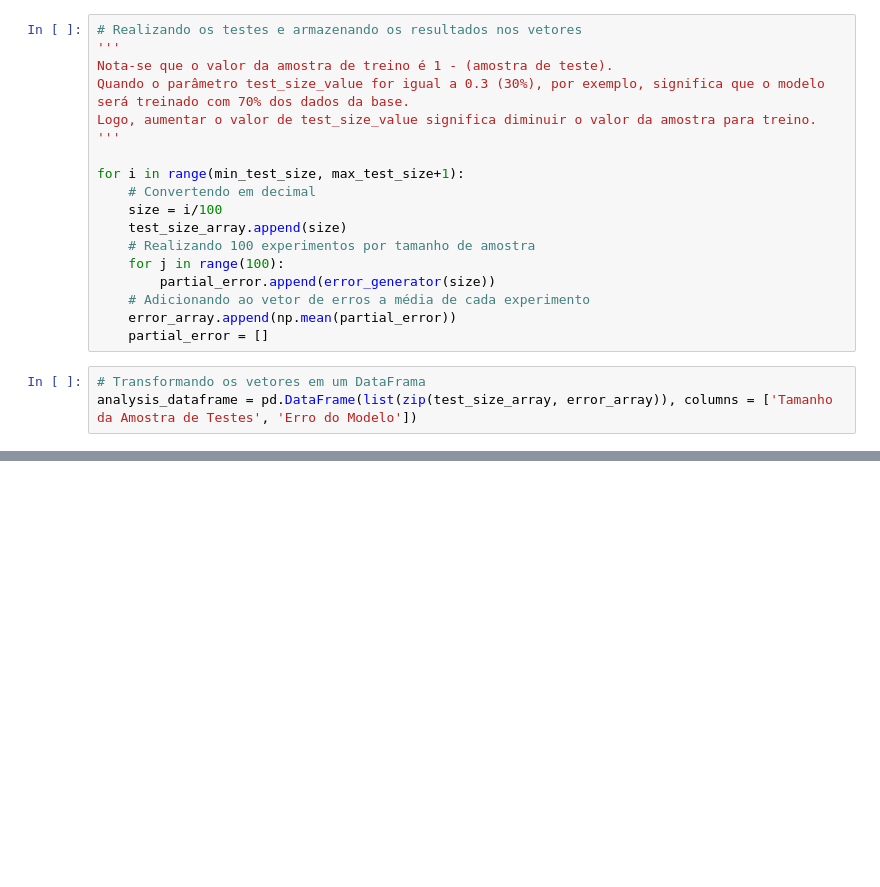
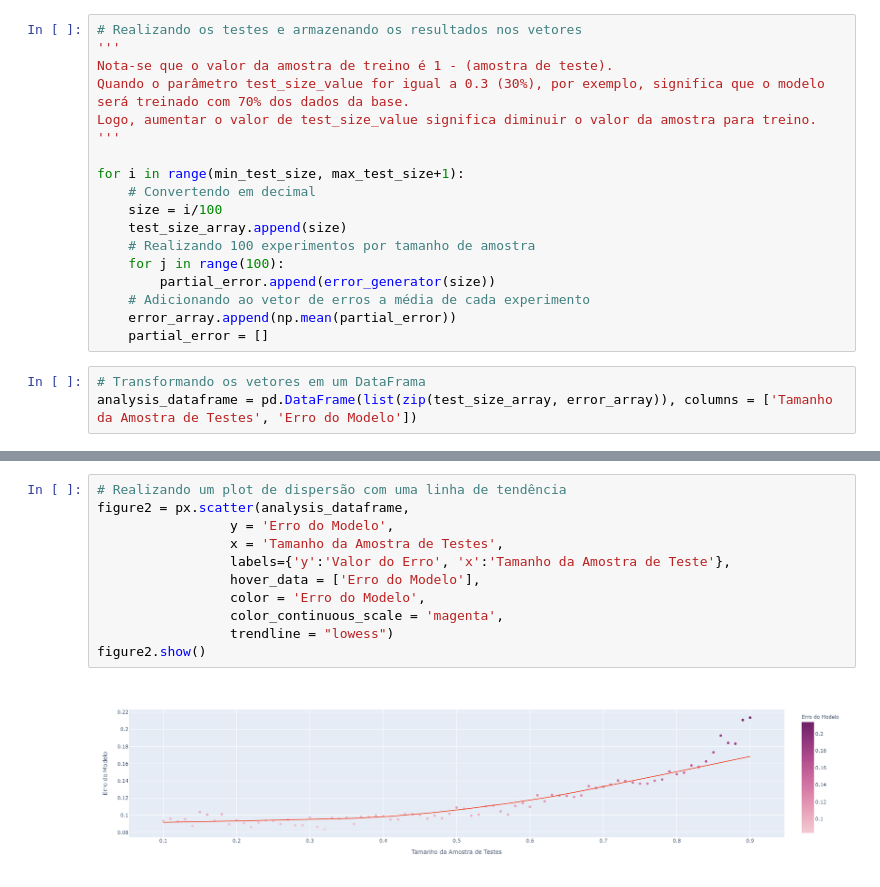
Before and after one commit to higor-gomes93/mestrado_ft084, a Jupyter notebook: Algoritmo de Classificação/classificacao.ipynb, the cells around one changed output, grey strips where cells are left out. Drawn from its saved outputs; the diff is of its cells as text; blank space fills up the shorter version.

```diff
--- a/Algoritmo de Classificação/classificacao.ipynb
+++ b/Algoritmo de Classificação/classificacao.ipynb
@@ -290,0 +299,13 @@ figure2.show()
+# %%
+# Realizando um plot de dispersão com uma linha de tendência
+figure2 = px.scatter(analysis_dataframe,
+                 y = 'Erro do Modelo',
+                 x = 'Tamanho da Amostra de Testes',
+                 labels={'y':'Valor do Erro', 'x':'Tamanho da Amostra de Teste'},
+                 hover_data = ['Erro do Modelo'],
+                 color = 'Erro do Modelo',
+                 color_continuous_scale = 'magenta',
+                 trendline = "lowess")
+figure2.show()
+# %% [output]
+[figure, added]
```
Also changed, not shown: parts of 5 cells of this notebook.
